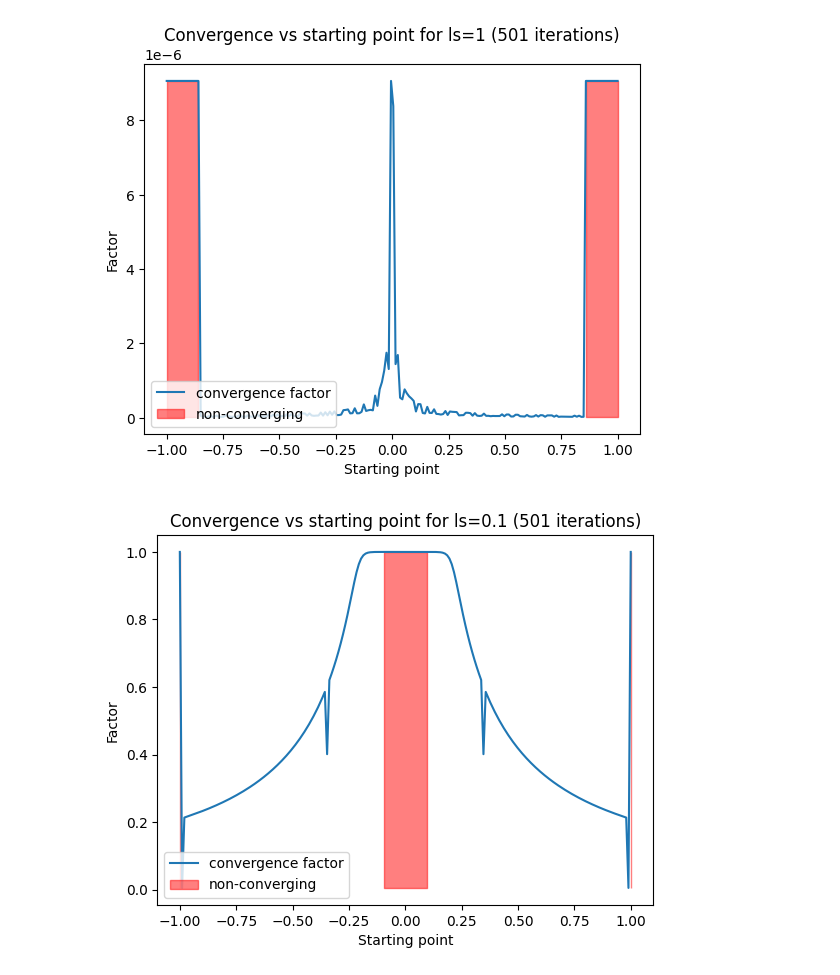
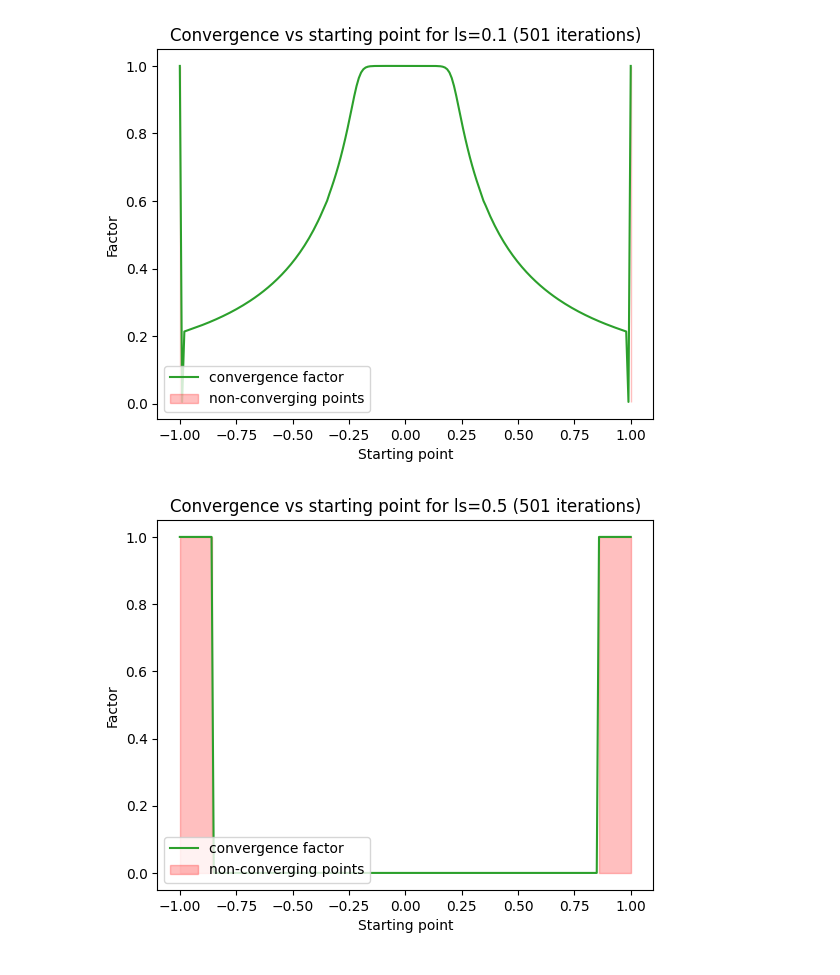
Before and after one commit to Lucas-de-Man/masters_thesis, a Jupyter notebook: convergence_tests/main.ipynb, the cells around one changed output. Saved outputs shown, nothing was run; the diff lists cells and outputs as text; code cells hidden in the pictures.

```diff
--- a/convergence_tests/main.ipynb
+++ b/convergence_tests/main.ipynb
@@ -22,11 +22,16 @@ newton_small = NewtonsMethod(surrogate_small_ls, point_set, epsilon=1e-9)
 newton_normal.take_n_steps(500)
 newton_small.take_n_steps(500)
 # %%
-x = torch.linspace(-2., 2., 100)
+x = torch.linspace(-1.5, 1.5, 500)
 x = torch.unsqueeze(x, 1)
 
+plt.plot(x, x, label='Objective function', linestyle='--', alpha=0.5)
 with torch.no_grad():
-    plt.plot(x, surrogate_normal_ls(x).detach())
-    plt.plot(x, surrogate_small_ls(x).detach())
+    plt.plot(x, surrogate_normal_ls(x).detach(), label='GPR ls=0.5')
+    plt.plot(x, surrogate_small_ls(x).detach(), label='GPR ls=0.1')
+plt.legend()
+plt.title('GPRs with different lengthscales')
+plt.ylabel('Value')
+plt.xlabel('x')
 plt.show()
 # %% [output]
@@ -51,38 +39,42 @@ plt.plot(newton_small.history[0], decay_time_by_start(newton_small, decay_fac=0.
 # %%
 def conv_fac(newton, zero_point=torch.tensor([[0]])):
     def euclidean_dist(a):
         # treat nan as infinitly far away
         a = torch.nan_to_num(a, nan=torch.inf, posinf=torch.inf, neginf=-torch.inf)
         return torch.sqrt(torch.sum((a - zero_point) ** 2, dim=1))
     start_dists = euclidean_dist(newton.history[0])
     # check for convergence
-    converges = (start_dists > euclidean_dist(newton.history[-1])).type(start_dists.dtype)
+    converges = (start_dists >= euclidean_dist(newton.history[-1])).type(start_dists.dtype)
     sign_mask = torch.sign(start_dists)
     # make sure all values are non-zero, keeping the sign
     start_dists = (start_dists * sign_mask + 1e-9) * sign_mask
     result = euclidean_dist(newton.history[-1]) / start_dists
     # make sure we only have valid values in the array by setting all invalid values to 1
     return torch.nan_to_num(result, nan=1, posinf=1, neginf=1), converges
 
-def plot_conv_fac(newton, name=None):
+def plot_conv_fac(newton, name=None, scale=False):
     values, converged = conv_fac(newton)
     # set values that did not converge to the max convergence value
     max_val = torch.max(values * converged)
-    values = values * converged + (1 - converged) * max_val
+    if scale:
+        values = values * converged + (1 - converged) * max_val
+    else:
+        values = values * converged + (1 - converged)
     x = newton.history[0].squeeze()
     if name is not None:
         plt.title(f'Convergence vs starting point for {name} ({len(newton.history)} iterations)')
     else:
         plt.title(f'Convergence vs starting point ({len(newton.history)} iterations)')
-    plt.plot(x, values, label='convergence factor')
-    plt.fill_between(x, torch.min(values), torch.max(values), where=(converged < 0.5), color='red', alpha=0.5, label='non-converging')
+    plt.plot(x, values, label='convergence factor', c='C2')
+    plt.fill_between(x, torch.min(values), torch.max(values), where=(converged < 0.5), color='red', alpha=0.25, label='non-converging points')
     plt.legend(loc=3)
-    plt.ylabel('Factor')
+    plt.ylabel('Factor (scaled)' if scale else 'Factor')
     plt.xlabel('Starting point')
     plt.show()
 
-plot_conv_fac(newton_normal, 'ls=1')
 plot_conv_fac(newton_small, 'ls=0.1')
+plot_conv_fac(newton_normal, 'ls=0.5')
+plot_conv_fac(newton_normal, 'ls=0.5', scale=True)
 # %% [output]
-[figure, old version]
+[figure, new version]
-[figure, old version]
+[figure, new version]
```
Also changed, not shown: parts of 4 cells of this notebook.
